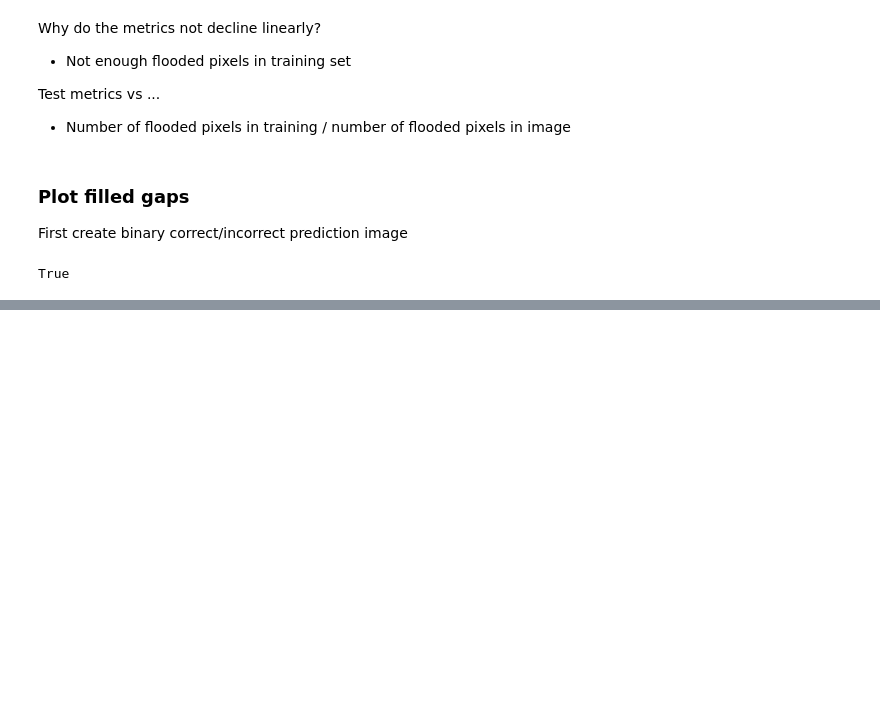
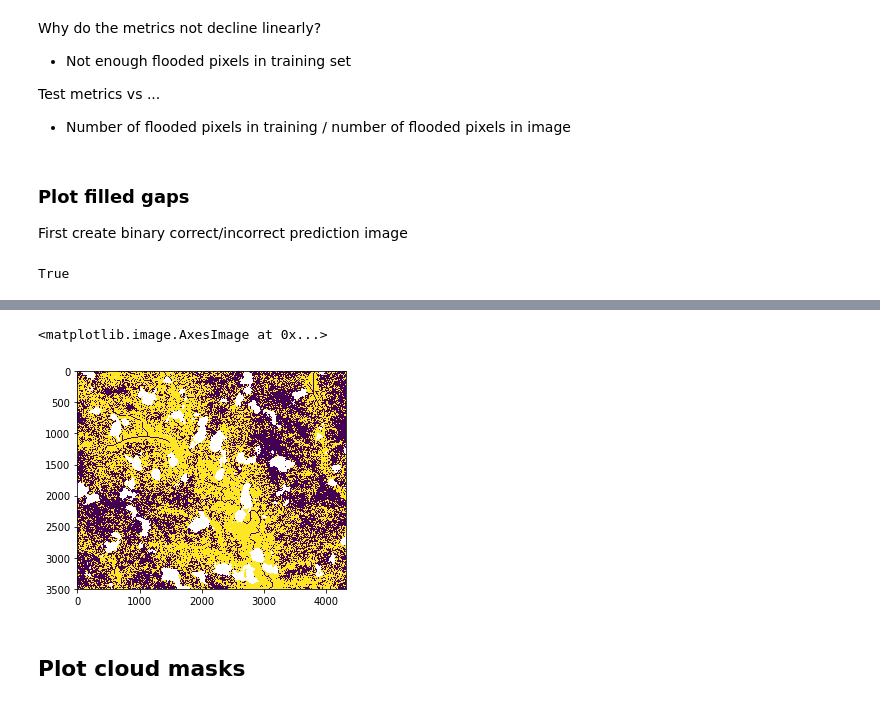
Before and after one commit to ianpdavies/cloudy_flood_prediction, a Jupyter notebook: notebooks/CNN_multi.ipynb, the cells around one changed output, grey strips where cells are left out. Saved outputs shown, nothing was run; the diff lists cells and outputs as text; code cells hidden in the pictures; blank space fills up the shorter version.

```diff
--- a/notebooks/CNN_multi.ipynb
+++ b/notebooks/CNN_multi.ipynb
@@ -584,0 +594,38 @@ NameError: name 'plt' is not defined
+# %%
+model_path = path+'models/cnn_vary_clouds/'
+img = '4337_LC08_026038_20160325_1'
+pctls = [10,20,30,40,50,60,70,80,90]
+
+comparison_imgs = []
+prediction_imgs = []
+
+# Reshape predicted values back into image band
+with rasterio.open(path + 'images/'+ img + '/stack/stack.tif', 'r') as ds:
+        actual_flooded = ds.read(15)
+        shape = ds.read(1).shape # Shape of full original image
+        arr_empty = np.zeros(shape) # Create empty array with this shape
+        arr_empty[:] = np.nan # Convert all zeroes to NaN
+        ones = np.ones(shape=shape)
+
+for i, pctl in enumerate(pctls):
+    data_vector, data_mean, data_std, data_ind = preprocessing_gaps(path, img, pctl)
+
+    # Add predicted values to cloud-covered pixel positions
+    prediction_img = arr_empty
+    rows, cols = zip(data_ind)
+    prediction_img[rows, cols] = predictions[i]
+    prediction_imgs.append(prediction_img)
+
+    red = np.where(ones, prediction_img, 0.5)
+    blue = np.where(ones, actual_flooded, 0.5)
+    green = np.minimum(red, blue)
+
+    comparison_img = np.dstack((red, green, blue))
+    comparison_imgs.append(comparison_img)
+# %%
+plt.imshow(prediction_imgs[8])
+# %% [output]
+<matplotlib.image.AxesImage at 0x...>
+[figure, added]
+# %% [markdown]
+## Plot cloud masks
```
Also changed, not shown: parts of 9 cells of this notebook.
